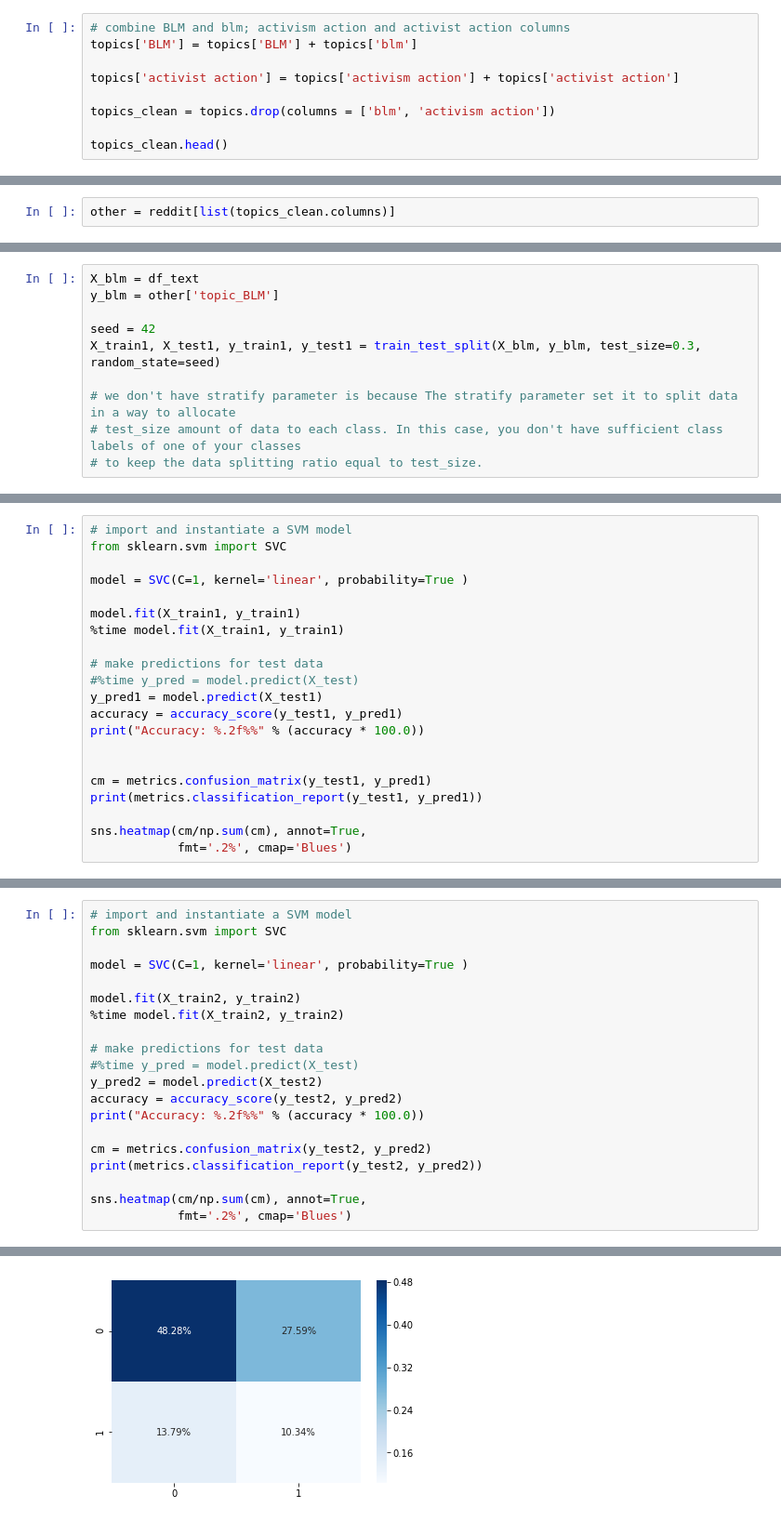
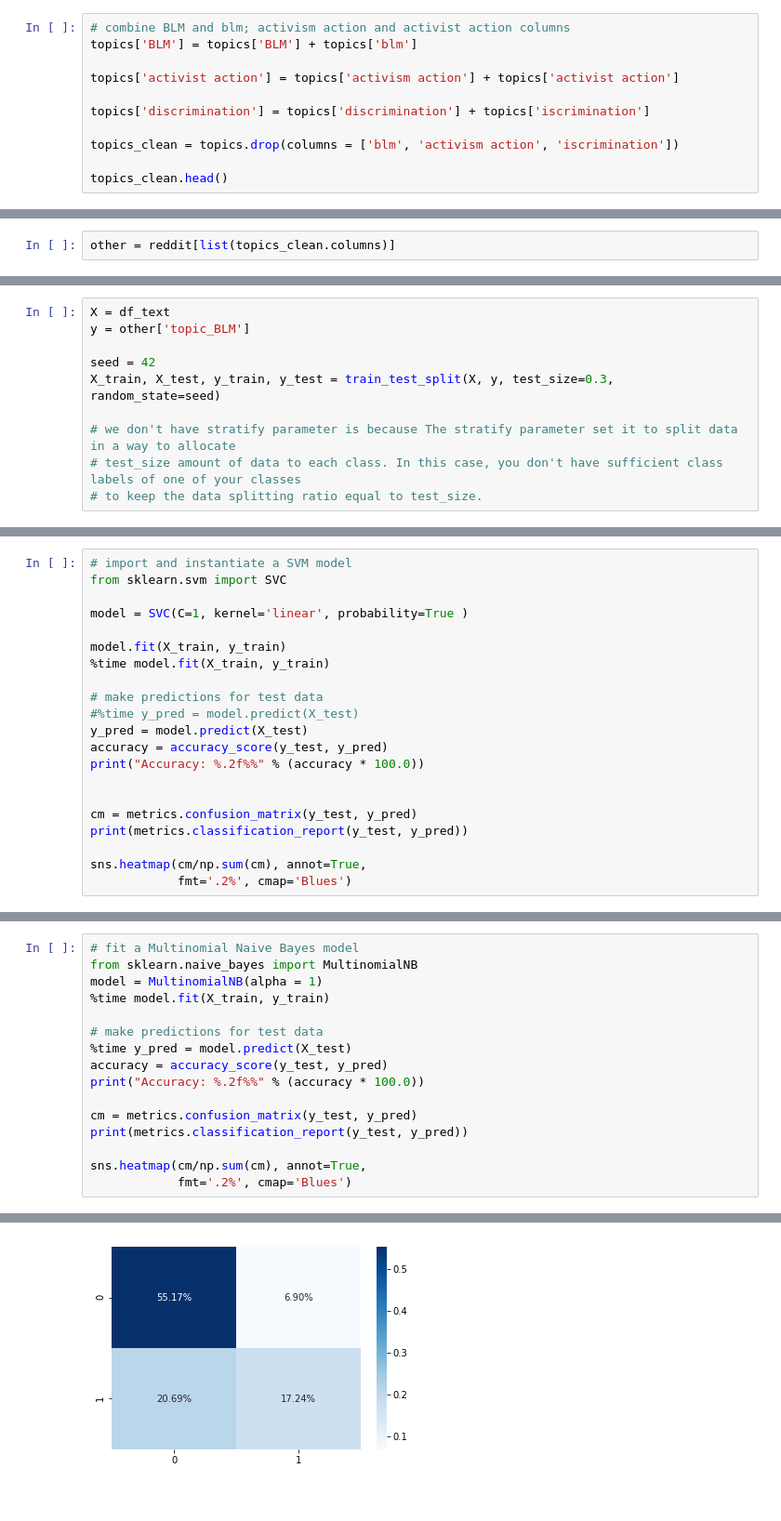
Before and after one commit to robinlli/Police_Shooting_Reddit, a Jupyter notebook: Machine Learning.ipynb, the cells around one changed output, grey strips where cells are left out. Shown at 93% size. Drawn from its saved outputs; the diff is of its cells as text.

```diff
--- a/Machine Learning.ipynb
+++ b/Machine Learning.ipynb
@@ -89,7 +85,9 @@ topics['BLM'] = topics['BLM'] + topics['blm']
 
 topics['activist action'] = topics['activism action'] + topics['activist action']
 
-topics_clean = topics.drop(columns = ['blm', 'activism action'])
+topics['discrimination'] = topics['discrimination'] + topics['iscrimination']
+
+topics_clean = topics.drop(columns = ['blm', 'activism action', 'iscrimination'])
 
 topics_clean.head()
 # %% [output]
@@ -183,9 +184,9 @@ DF.head()
 # %%
-X_blm = df_text
-y_blm = other['topic_BLM']
+X = df_text
+y = other['topic_BLM']
 
 seed = 42
-X_train1, X_test1, y_train1, y_test1 = train_test_split(X_blm, y_blm, test_size=0.3, random_state=seed)
+X_train, X_test, y_train, y_test = train_test_split(X, y, test_size=0.3, random_state=seed)
 
 # we don't have stratify parameter is because The stratify parameter set it to split data in a way to allocate
 # test_size amount of data to each class. In this case, you don't have sufficient class labels of one of your classes
@@ -196,18 +199,18 @@ from sklearn.svm import SVC
 
 model = SVC(C=1, kernel='linear', probability=True )
 
-model.fit(X_train1, y_train1)
-%time model.fit(X_train1, y_train1)
+model.fit(X_train, y_train)
+%time model.fit(X_train, y_train)
 
 # make predictions for test data
 #%time y_pred = model.predict(X_test)
-y_pred1 = model.predict(X_test1)
-accuracy = accuracy_score(y_test1, y_pred1)
+y_pred = model.predict(X_test)
+accuracy = accuracy_score(y_test, y_pred)
 print("Accuracy: %.2f%%" % (accuracy * 100.0))
 
 
-cm = metrics.confusion_matrix(y_test1, y_pred1)
-print(metrics.classification_report(y_test1, y_pred1))
+cm = metrics.confusion_matrix(y_test, y_pred)
+print(metrics.classification_report(y_test, y_pred))
 
 sns.heatmap(cm/np.sum(cm), annot=True,
             fmt='.2%', cmap='Blues')
@@ -234,20 +265,16 @@ X_train2, X_test2, y_train2, y_test2 = train_test_split(X_d, y_d, test_size=0.3,
 # %%
-# import and instantiate a SVM model
-from sklearn.svm import SVC
-
-model = SVC(C=1, kernel='linear', probability=True )
-
-model.fit(X_train2, y_train2)
-%time model.fit(X_train2, y_train2)
+# fit a Multinomial Naive Bayes model
+from sklearn.naive_bayes import MultinomialNB
+model = MultinomialNB(alpha = 1)
+%time model.fit(X_train, y_train)
 
 # make predictions for test data
-#%time y_pred = model.predict(X_test)
-y_pred2 = model.predict(X_test2)
-accuracy = accuracy_score(y_test2, y_pred2)
+%time y_pred = model.predict(X_test)
+accuracy = accuracy_score(y_test, y_pred)
 print("Accuracy: %.2f%%" % (accuracy * 100.0))
 
-cm = metrics.confusion_matrix(y_test2, y_pred2)
-print(metrics.classification_report(y_test2, y_pred2))
+cm = metrics.confusion_matrix(y_test, y_pred)
+print(metrics.classification_report(y_test, y_pred))
 
 sns.heatmap(cm/np.sum(cm), annot=True,
             fmt='.2%', cmap='Blues')
@@ -266,2 +295,2 @@ weighted avg       0.66      0.59      0.61        29
 <matplotlib.axes._subplots.AxesSubplot at 0x...>
-[figure, old version]
+[figure, new version]
```
Also changed, not shown: parts of 14 cells of this notebook, 1 other file.
